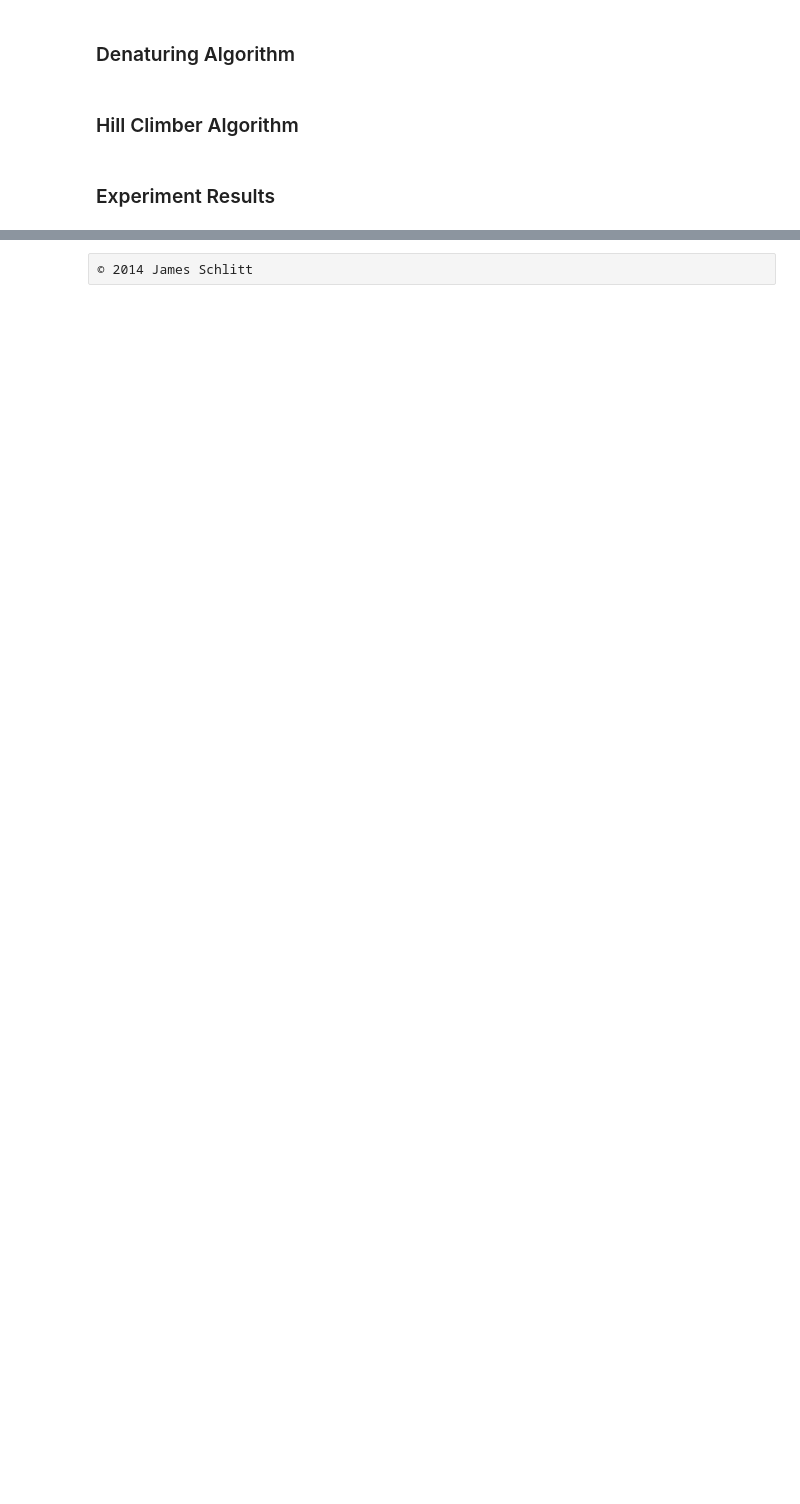
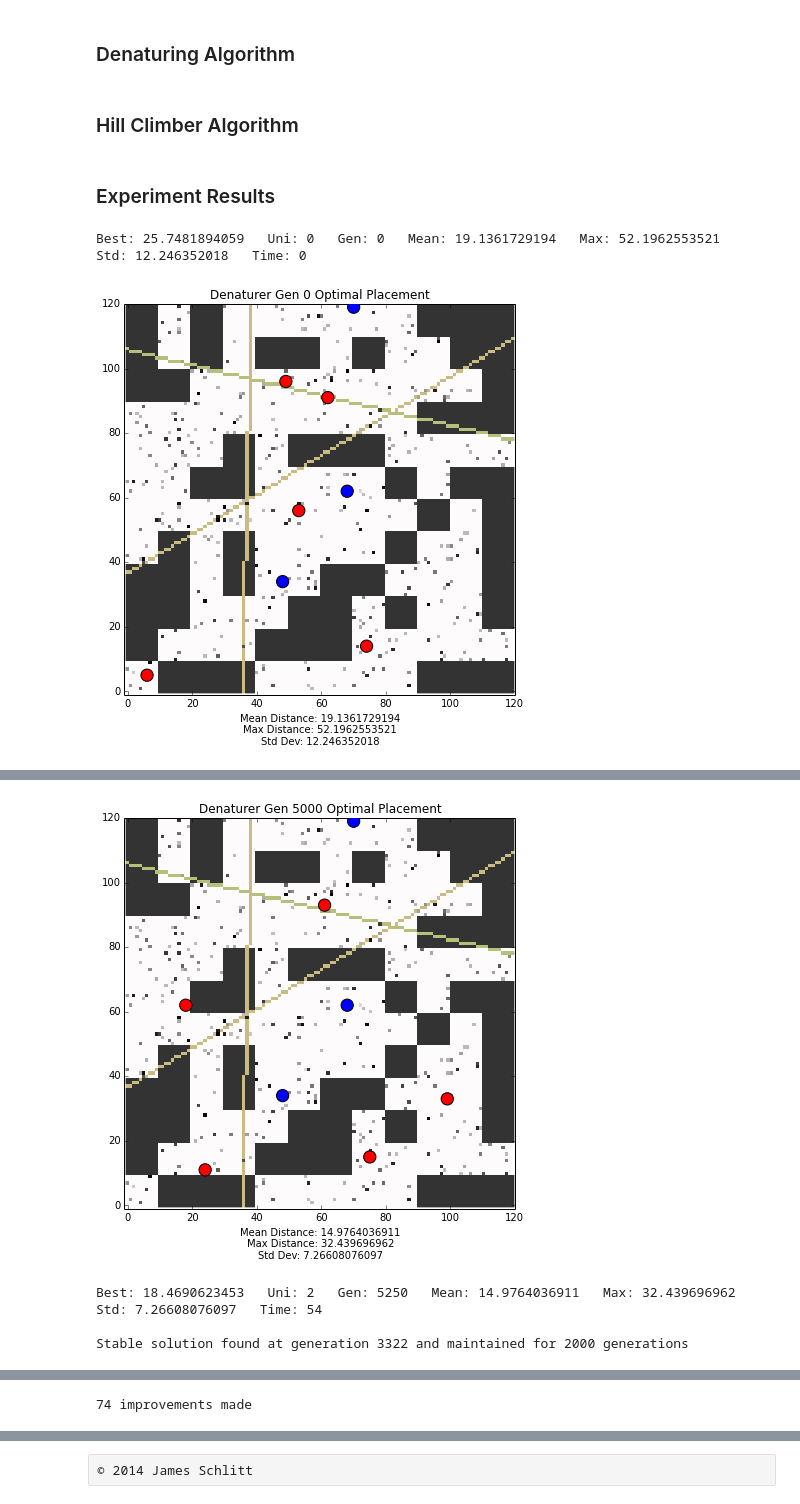
Before and after one commit to jschlitt84/mapOptimizer, a Jupyter notebook: DistanceOptimizer.ipynb, the cells around one changed output, grey strips where cells are left out. Saved outputs shown, nothing was run; the diff lists cells and outputs as text; code cells hidden in the pictures; blank space fills up the shorter version.

```diff
--- a/DistanceOptimizer.ipynb
+++ b/DistanceOptimizer.ipynb
@@ -256,8 +284,9 @@ def getClosest(pt,rLocs,cfg):
     #dist = lambda x: cfg['extras']['distgrid'][rank(pt[0],pt[1],x[0],x[1])]
     try:
         shortest = min([distCache(cfg,loc[0],loc[1],pt[0],pt[1]) for loc in rLocs+cfg['extras']['permanent']])
+        #shortest = min([distCache(cfg,loc[0],loc[1],pt[0],pt[1]) for loc in rLocs])
     except:
-        shortest = cfg['penalty']
+        shortest = cfg['penalty']+1
     return shortest
 
 
@@ -472,12 +512,15 @@ def climb(pLocs,rLocs,size,meanTilt,cfg,
 # %%
 #Denature until stable solution is maintained for 30000 generations
 stagnantLimit = 2000
 best = 10000000
 showEvery = 250
-cfg['threads'] = 3
+cfg['threads'] = 1
 
 rLocs,tracker,best,bestStats = denature(pLocs,rLocs,size,meanTilt,cfg,
                               stopLimit = stagnantLimit,
                               timeLimit = 'null',
                               showEvery = showEvery,
                               best = best)
+# %% [output]
+Best: 25.7481894059   Uni: 0   Gen: 0   Mean: 19.1361729194   Max: 52.1962553521   Std: 12.246352018   Time: 0
+[figure, added]
@@ -483,0 +547,4 @@ rLocs,tracker,best,bestStats = denature(pLocs,rLocs,size,meanTilt,cfg,
+[figure, added]
+Best: 18.4690623453   Uni: 2   Gen: 5250   Mean: 14.9764036911   Max: 32.439696962   Std: 7.26608076097   Time: 54
+
+Stable solution found at generation 3322 and maintained for 2000 generations
@@ -484,3 +552,4 @@ rLocs,tracker,best,bestStats = denature(pLocs,rLocs,size,meanTilt,cfg,
+74 improvements made
 # %%
 #Hill climb until stable solution is maintained for 3000 generations
 cfg['threads'] = 1
```
Also changed, not shown: parts of 17 cells of this notebook.
